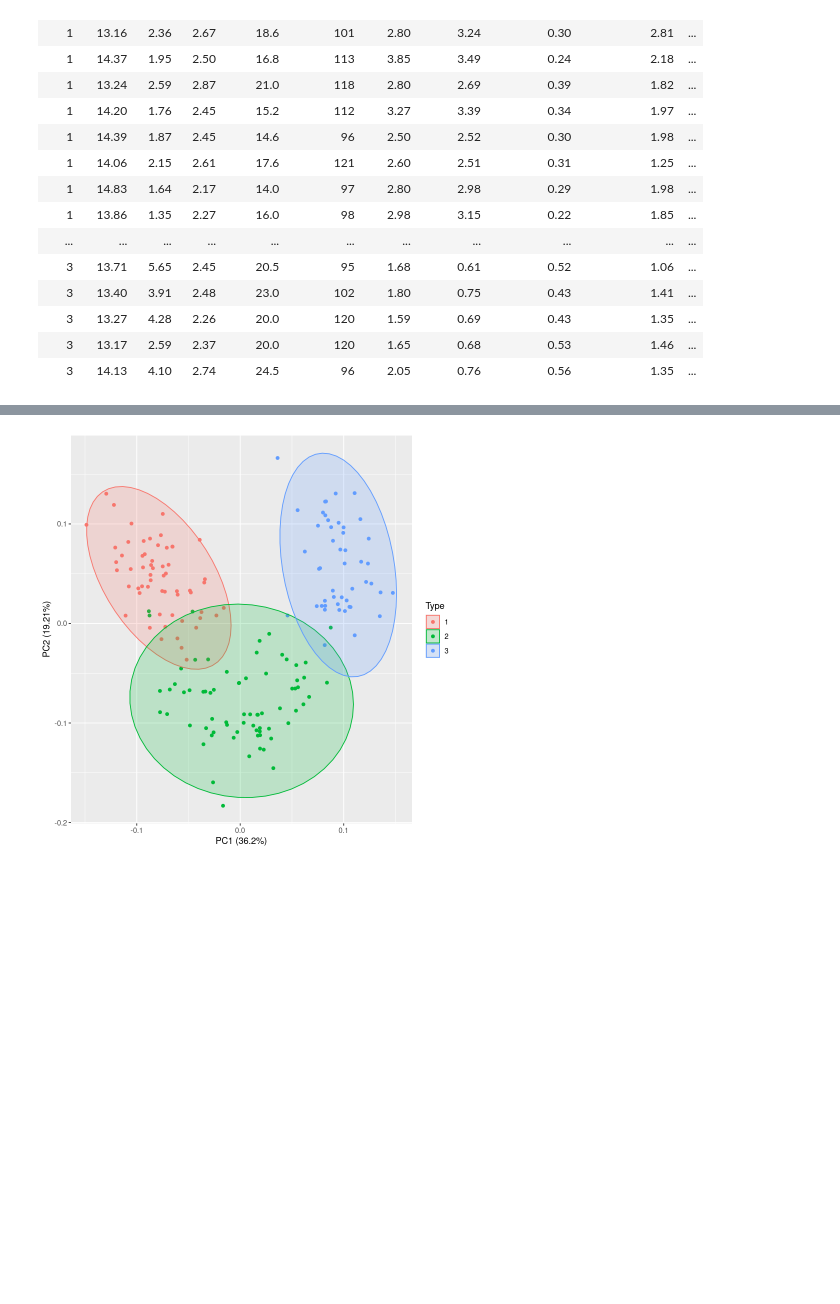
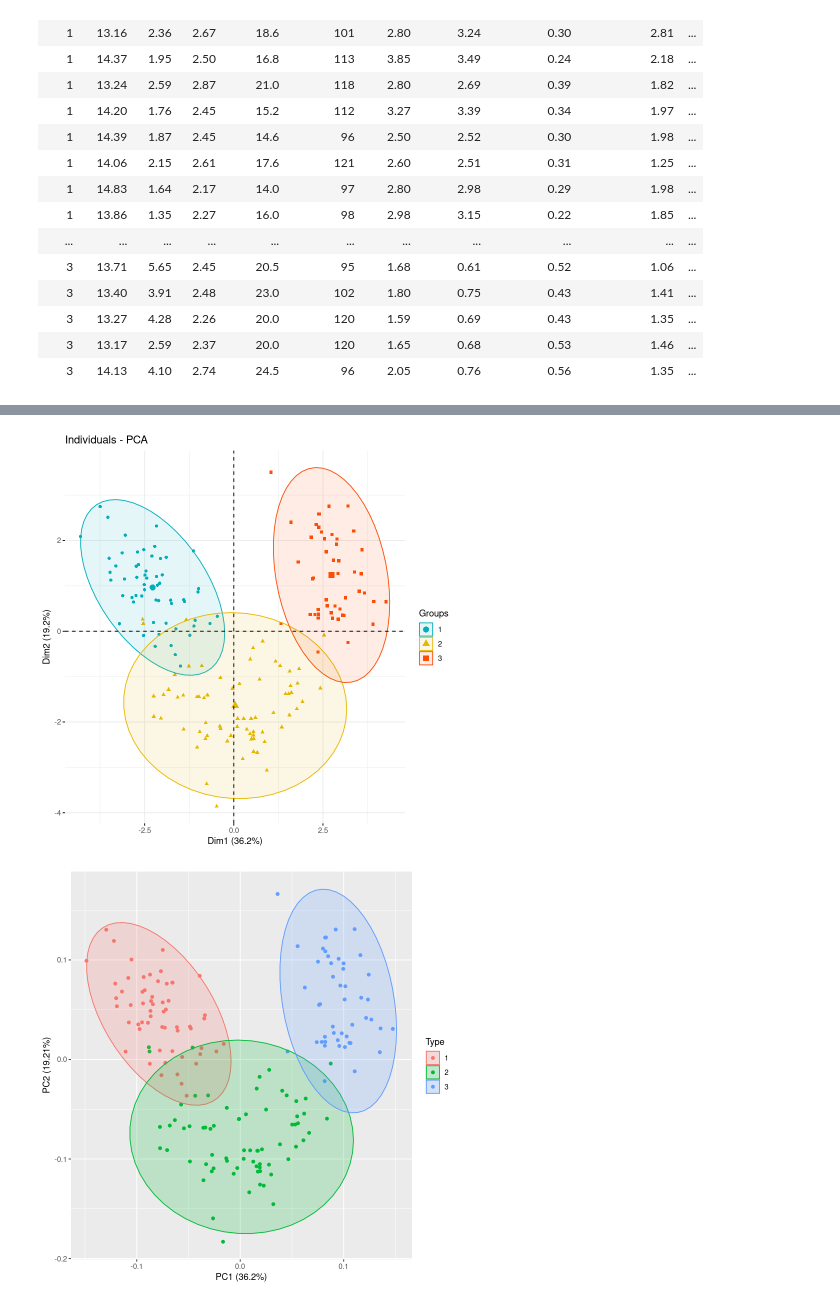
Before and after one commit to Ligerd/wizualizacja_danych, a Jupyter notebook: project_1/Project_1.ipynb, the cells around one changed output, grey strips where cells are left out. Saved outputs shown, nothing was run; the diff lists cells and outputs as text; code cells hidden in the pictures; blank space fills up the shorter version.

```diff
--- a/project_1/Project_1.ipynb
+++ b/project_1/Project_1.ipynb
@@ -59,3 +80,13 @@ pca_res <- prcomp(stdwine, scale = TRUE)
+# %%
+fviz_pca_ind(pca_res,
+             geom.ind = "point", # show points only (nbut not "text")
+             col.ind = wine$Type, # color by groups
+             palette = c("#00AFBB", "#E7B800", "#FC4E07"),
+             addEllipses = TRUE, # Concentration ellipses
+             legend.title = "Groups"
+             )
+# %% [output]
+[figure, added]
 # %%
 autoplot(pca_res, data = wine, colour = 'Type', frame = TRUE ,frame.type = 'norm')
 # to jest to co potrzebne
```
Also changed, not shown: parts of 14 cells of this notebook.
